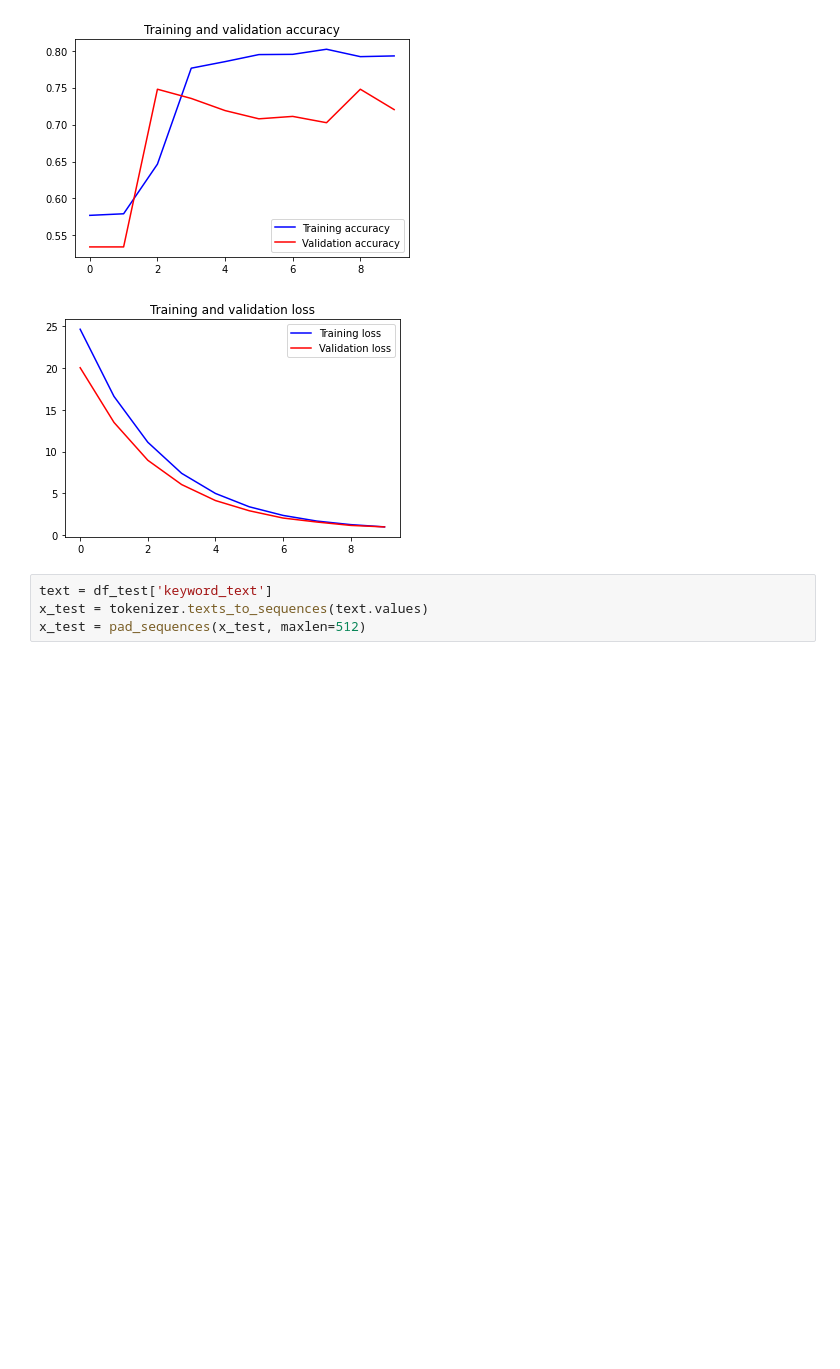
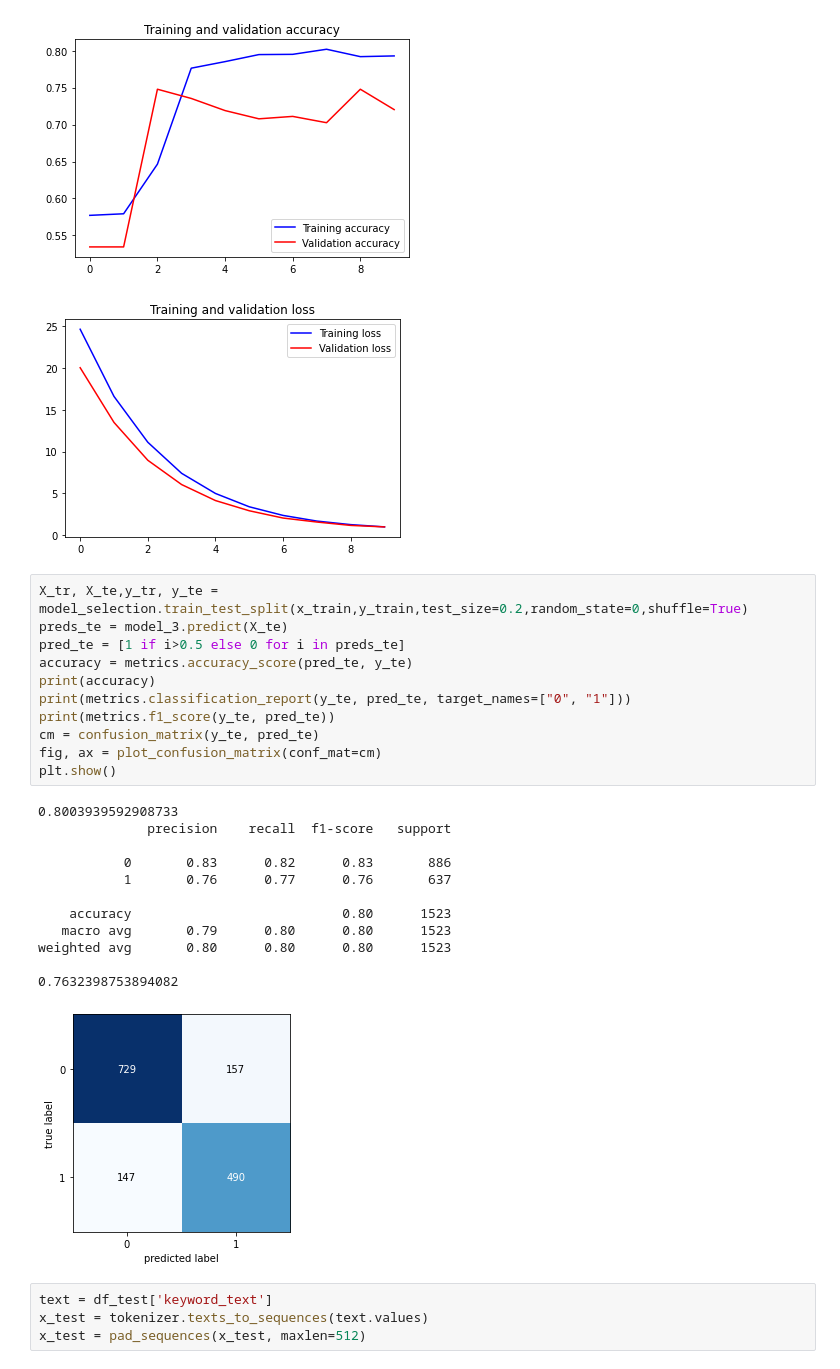
Before and after one commit to yy383124955/msds422, a Jupyter notebook: Week 9/module-9-assignment-1.ipynb, the cells around one changed output. Drawn from its saved outputs; the diff is of its cells as text; blank space fills up the shorter version.

```diff
--- a/Week 9/module-9-assignment-1.ipynb
+++ b/Week 9/module-9-assignment-1.ipynb
@@ -495,6 +546,30 @@ plt.show()
 # %% [output]
 [figure]
 [figure]
+# %%
+X_tr, X_te,y_tr, y_te = model_selection.train_test_split(x_train,y_train,test_size=0.2,random_state=0,shuffle=True)
+preds_te = model_3.predict(X_te)
+pred_te = [1 if i>0.5 else 0 for i in preds_te]
+accuracy = metrics.accuracy_score(pred_te, y_te)
+print(accuracy)
+print(metrics.classification_report(y_te, pred_te, target_names=["0", "1"]))
+print(metrics.f1_score(y_te, pred_te))
+cm = confusion_matrix(y_te, pred_te)
+fig, ax = plot_confusion_matrix(conf_mat=cm)
+plt.show()
+# %% [output]
+0.8003939592908733
+              precision    recall  f1-score   support
+
+           0       0.83      0.82      0.83       886
+           1       0.76      0.77      0.76       637
+
+    accuracy                           0.80      1523
+   macro avg       0.79      0.80      0.80      1523
+weighted avg       0.80      0.80      0.80      1523
+
+0.7632398753894082
+[figure, added]
 # %%
 text = df_test['keyword_text']
 x_test = tokenizer.texts_to_sequences(text.values)
```
Also changed, not shown: parts of 4 cells of this notebook.
